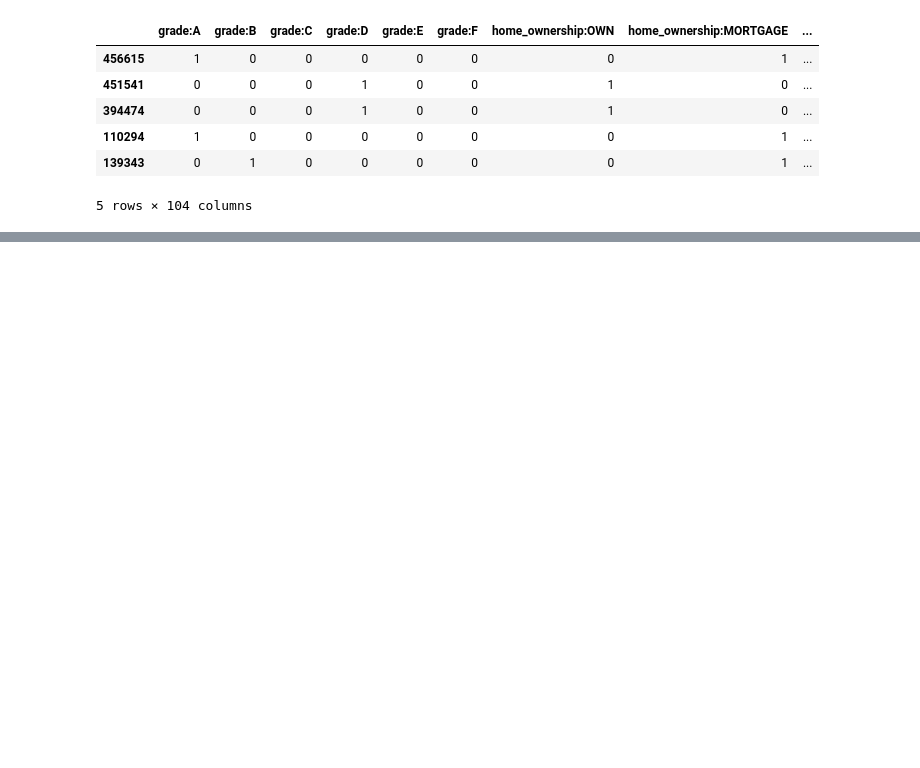
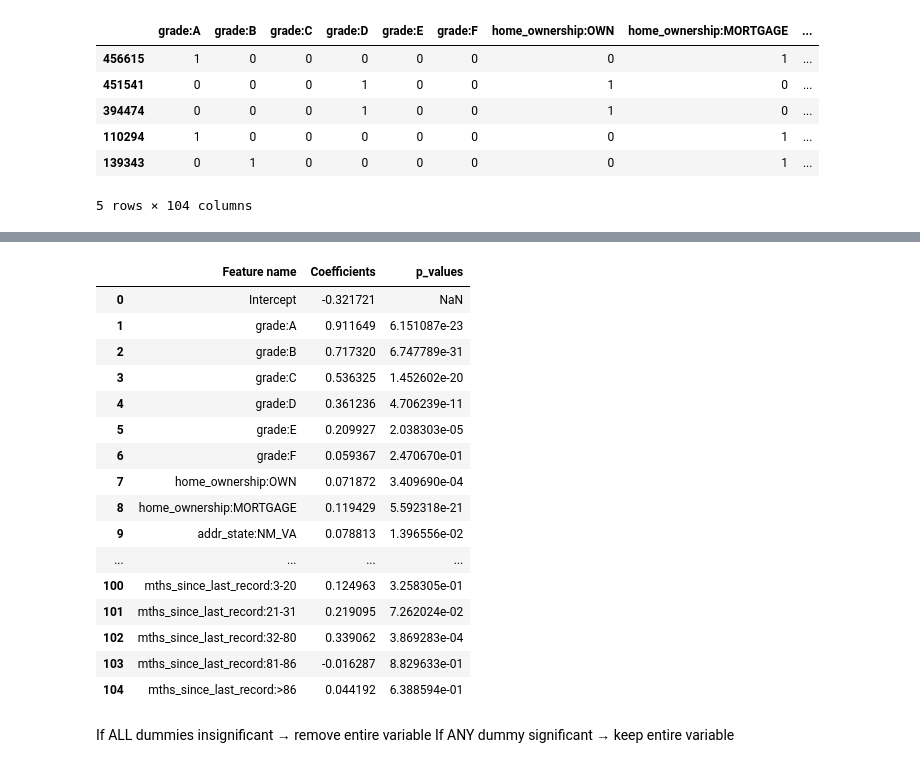
Before and after one commit to Lindah-Kima/credit_risk_modelling_python, a Jupyter notebook: PD_model_estimation.ipynb, the cells around one changed output, grey strips where cells are left out. Cells and saved outputs as stored; diff of their text form; code cells hidden in the pictures; blank space fills up the shorter version.

```diff
--- a/PD_model_estimation.ipynb
+++ b/PD_model_estimation.ipynb
@@ -270,0 +409,8 @@ inputs_train.head()
+# %%
+# Same as above.
+summary_table = pd.DataFrame(columns = ['Feature name'], data = feature_name)
+summary_table['Coefficients'] = np.transpose(reg.coef_)
+summary_table.index = summary_table.index + 1
+summary_table.loc[0] = ['Intercept', reg.intercept_[0]]
+summary_table = summary_table.sort_index()
+summary_table
@@ -270,0 +435,34 @@ inputs_train.head()
+# %%
+# This is a list.
+p_values = reg.p_values
+# We take the result of the newly added method 'p_values' and store it in a variable 'p_values'.
+# %%
+# Add the intercept for completeness.
+p_values = np.append(np.nan, np.array(p_values))
+# We add the value 'NaN' in the beginning of the variable with p-values.
+# %%
+summary_table['p_values'] = p_values
+# In the 'summary_table' dataframe, we add a new column, called 'p_values', containing the values from the 'p_values' variable.
+# %%
+summary_table
+# %% [output]
+|  | Feature name | Coefficients | p_values |
+| 0 | Intercept | -0.321721 | NaN |
+| 1 | grade:A | 0.911649 | 6.151087e-23 |
+| 2 | grade:B | 0.717320 | 6.747789e-31 |
+| 3 | grade:C | 0.536325 | 1.452602e-20 |
+| 4 | grade:D | 0.361236 | 4.706239e-11 |
+| 5 | grade:E | 0.209927 | 2.038303e-05 |
+| 6 | grade:F | 0.059367 | 2.470670e-01 |
+| 7 | home_ownership:OWN | 0.071872 | 3.409690e-04 |
+| 8 | home_ownership:MORTGAGE | 0.119429 | 5.592318e-21 |
+| 9 | addr_state:NM_VA | 0.078813 | 1.396556e-02 |
+| ... | ... | ... | ... |
+| 100 | mths_since_last_record:3-20 | 0.124963 | 3.258305e-01 |
+| 101 | mths_since_last_record:21-31 | 0.219095 | 7.262024e-02 |
+| 102 | mths_since_last_record:32-80 | 0.339062 | 3.869283e-04 |
+| 103 | mths_since_last_record:81-86 | -0.016287 | 8.829633e-01 |
+| 104 | mths_since_last_record:>86 | 0.044192 | 6.388594e-01 |
+# %% [markdown]
+If ALL dummies insignificant → remove entire variable
+If ANY dummy significant → keep entire variable
```
Also changed, not shown: parts of 26 cells of this notebook, 4 other files.
